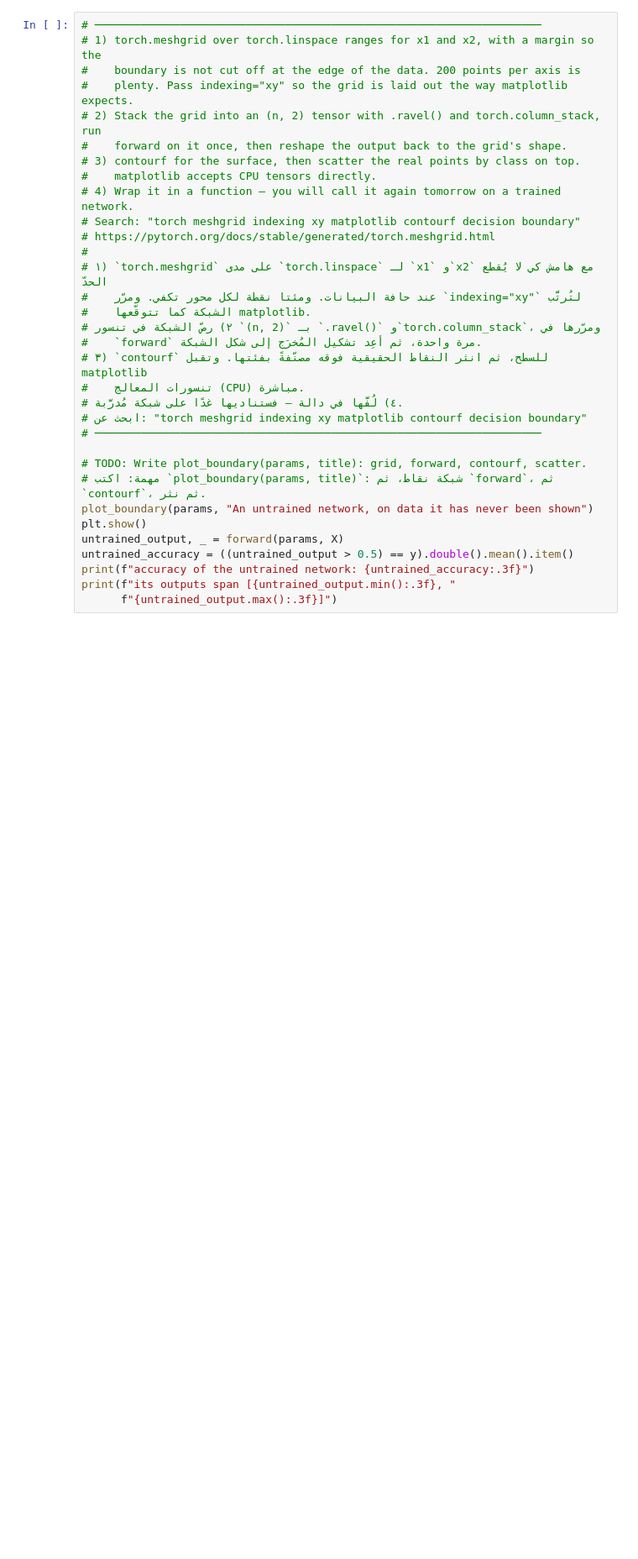
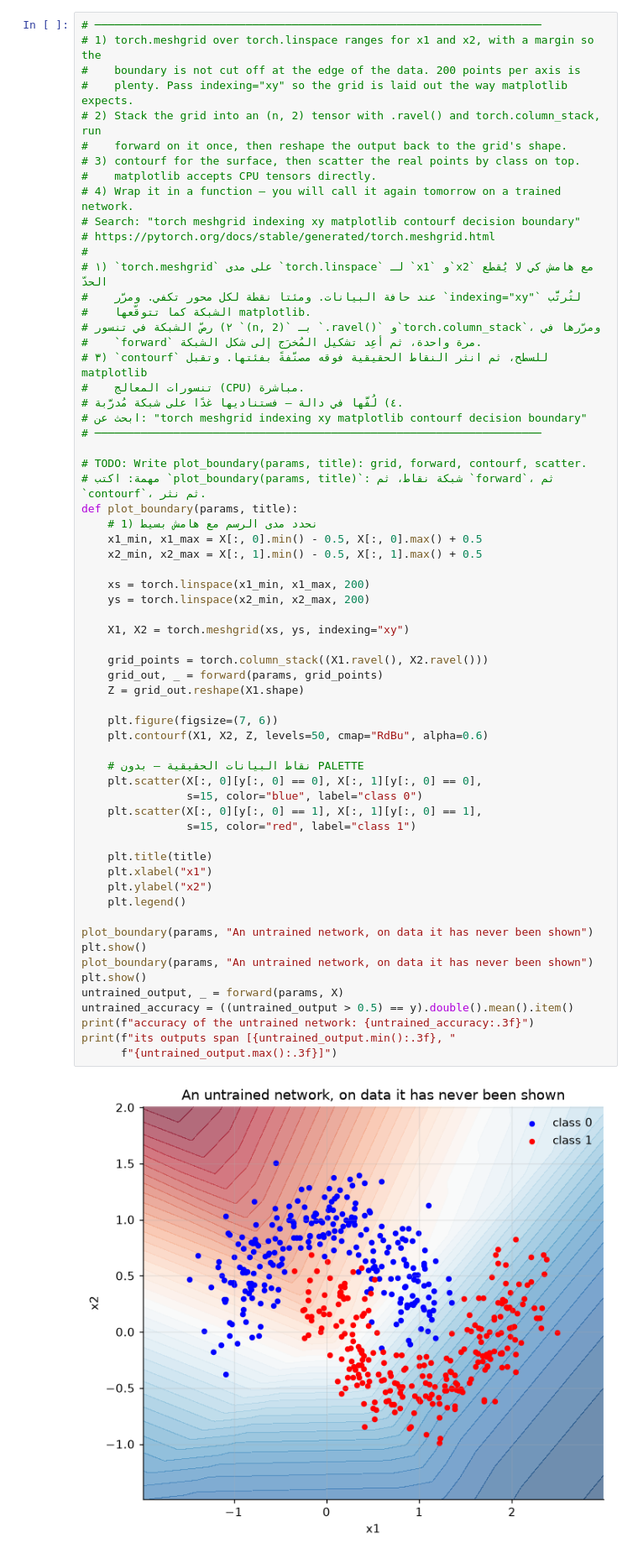
Before and after one commit to saravii7/AIEP_Olo_student, a Jupyter notebook: week_3_neural_networks/labs/D2_forward_pass/D2_forward_pass_blank.ipynb, the cells around one changed output. Shown at 84% size. Cells and saved outputs as stored; diff of their text form; blank space fills up the shorter version.

```diff
--- a/week_3_neural_networks/labs/D2_forward_pass/D2_forward_pass_blank.ipynb
+++ b/week_3_neural_networks/labs/D2_forward_pass/D2_forward_pass_blank.ipynb
@@ -749,30 +776,62 @@ to know that the curve you get is an achievement is to have seen what no achieve
 #    boundary is not cut off at the edge of the data. 200 points per axis is
 #    plenty. Pass indexing="xy" so the grid is laid out the way matplotlib expects.
 # 2) Stack the grid into an (n, 2) tensor with .ravel() and torch.column_stack, run
 #    forward on it once, then reshape the output back to the grid's shape.
 # 3) contourf for the surface, then scatter the real points by class on top.
 #    matplotlib accepts CPU tensors directly.
 # 4) Wrap it in a function — you will call it again tomorrow on a trained network.
 # Search: "torch meshgrid indexing xy matplotlib contourf decision boundary"
 # https://pytorch.org/docs/stable/generated/torch.meshgrid.html
 #
 # ١) `torch.meshgrid` على مدى `torch.linspace` لـ `x1` و`x2` مع هامش كي لا يُقطع الحدّ
 #    عند حافة البيانات. ومئتا نقطة لكل محور تكفي. ومرّر `indexing="xy"` لتُرتَّب
 #    الشبكة كما تتوقّعها matplotlib.
 # ٢) رصّ الشبكة في تنسور `(n, 2)` بـ `.ravel()` و`torch.column_stack`، ومرّرها في
 #    `forward` مرة واحدة، ثم أعِد تشكيل المُخرَج إلى شكل الشبكة.
 # ٣) `contourf` للسطح، ثم انثر النقاط الحقيقية فوقه مصنّفةً بفئتها. وتقبل matplotlib
 #    تنسورات المعالج (CPU) مباشرة.
 # ٤) لُفَّها في دالة — فستناديها غدًا على شبكة مُدرَّبة.
 # ابحث عن: "torch meshgrid indexing xy matplotlib contourf decision boundary"
 # ────────────────────────────────────────────────────────────────────
 
 # TODO: Write plot_boundary(params, title): grid, forward, contourf, scatter.
 # مهمة: اكتب `plot_boundary(params, title)`: شبكة نقاط، ثم `forward`، ثم `contourf`، ثم نثر.
+def plot_boundary(params, title):
+    # 1) نحدد مدى الرسم مع هامش بسيط
+    x1_min, x1_max = X[:, 0].min() - 0.5, X[:, 0].max() + 0.5
+    x2_min, x2_max = X[:, 1].min() - 0.5, X[:, 1].max() + 0.5
+
+    xs = torch.linspace(x1_min, x1_max, 200)
+    ys = torch.linspace(x2_min, x2_max, 200)
+
+    X1, X2 = torch.meshgrid(xs, ys, indexing="xy")
+
+    grid_points = torch.column_stack((X1.ravel(), X2.ravel()))
+    grid_out, _ = forward(params, grid_points)
+    Z = grid_out.reshape(X1.shape)
+
+    plt.figure(figsize=(7, 6))
+    plt.contourf(X1, X2, Z, levels=50, cmap="RdBu", alpha=0.6)
+
+    # نقاط البيانات الحقيقية — بدون PALETTE
+    plt.scatter(X[:, 0][y[:, 0] == 0], X[:, 1][y[:, 0] == 0],
+                s=15, color="blue", label="class 0")
+    plt.scatter(X[:, 0][y[:, 0] == 1], X[:, 1][y[:, 0] == 1],
+                s=15, color="red", label="class 1")
+
+    plt.title(title)
+    plt.xlabel("x1")
+    plt.ylabel("x2")
+    plt.legend()
+
+plot_boundary(params, "An untrained network, on data it has never been shown")
+plt.show()
 plot_boundary(params, "An untrained network, on data it has never been shown")
 plt.show()
 untrained_output, _ = forward(params, X)
 untrained_accuracy = ((untrained_output > 0.5) == y).double().mean().item()
 print(f"accuracy of the untrained network: {untrained_accuracy:.3f}")
 print(f"its outputs span [{untrained_output.min():.3f}, "
       f"{untrained_output.max():.3f}]")
+# %% [output]
+[figure, added]
```
Also changed, not shown: parts of 5 cells of this notebook.
